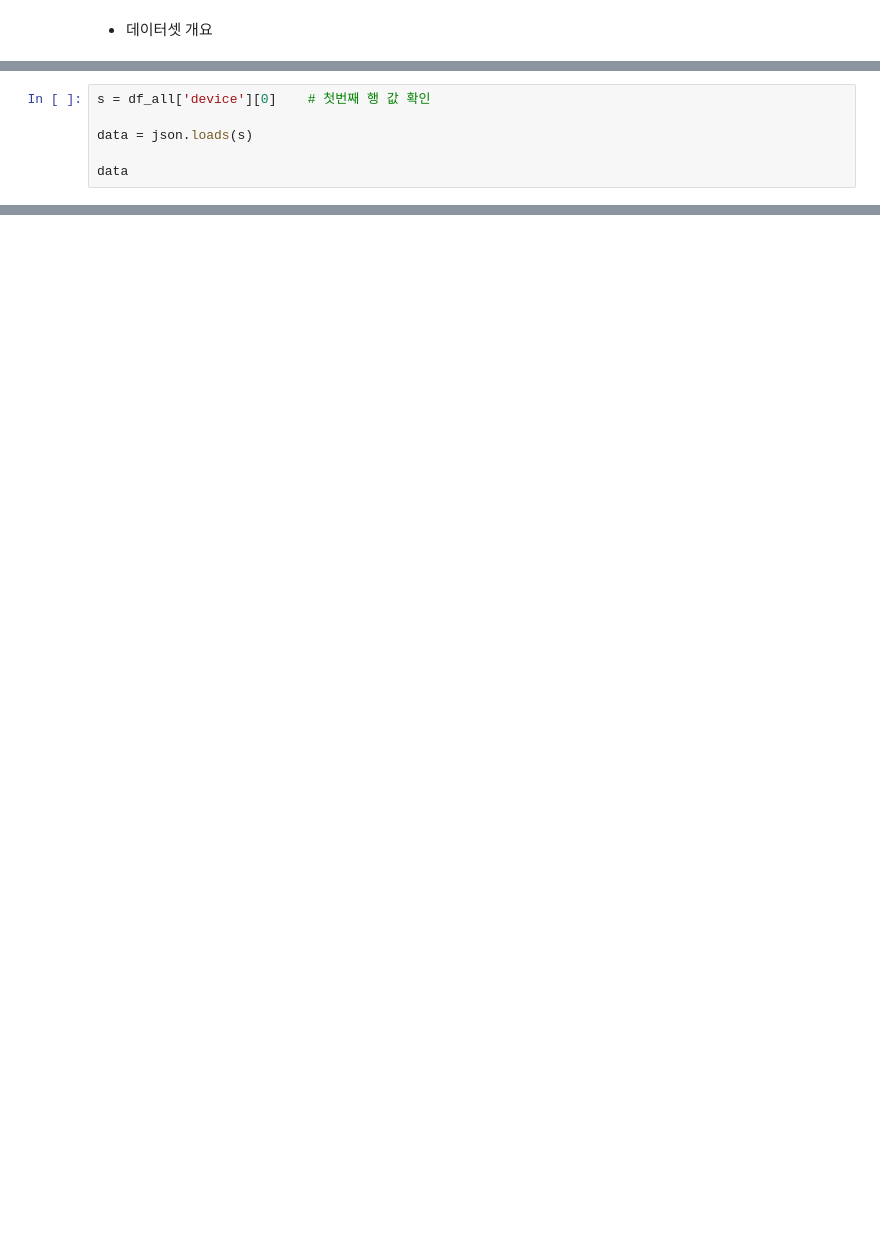
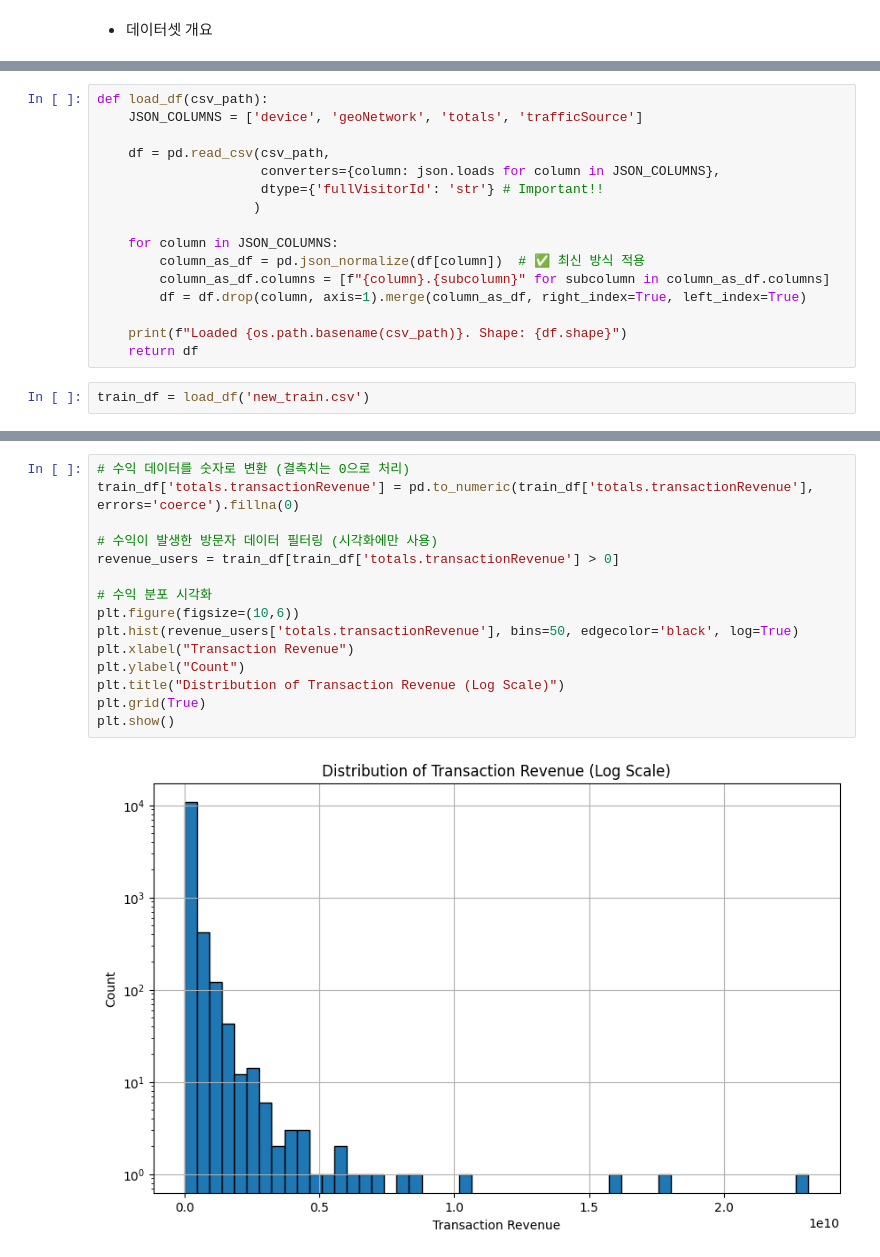
Before and after one commit to yeedacoding/eCommerce-User-Behavior-Analytics, a Jupyter notebook: eda.ipynb, the cells around one changed output, grey strips where cells are left out. Cells and saved outputs as stored; diff of their text form; blank space fills up the shorter version.

```diff
--- a/eda.ipynb
+++ b/eda.ipynb
@@ -104,6 +63,0 @@ df_all['device'][0]
-# %%
-s = df_all['device'][0]    # 첫번째 행 값 확인
-
-data = json.loads(s)
-
-data
@@ -210,0 +89,18 @@ df_sample['totals.t']
+# %%
+def load_df(csv_path):
+    JSON_COLUMNS = ['device', 'geoNetwork', 'totals', 'trafficSource']
+
+    df = pd.read_csv(csv_path,
+                     converters={column: json.loads for column in JSON_COLUMNS},
+                     dtype={'fullVisitorId': 'str'} # Important!!
+                    )
+
+    for column in JSON_COLUMNS:
+        column_as_df = pd.json_normalize(df[column])  # ✅ 최신 방식 적용
+        column_as_df.columns = [f"{column}.{subcolumn}" for subcolumn in column_as_df.columns]
+        df = df.drop(column, axis=1).merge(column_as_df, right_index=True, left_index=True)
+
+    print(f"Loaded {os.path.basename(csv_path)}. Shape: {df.shape}")
+    return df
+# %%
+train_df = load_df('new_train.csv')
@@ -210,0 +141,17 @@ df_sample['totals.t']
+# %%
+# 수익 데이터를 숫자로 변환 (결측치는 0으로 처리)
+train_df['totals.transactionRevenue'] = pd.to_numeric(train_df['totals.transactionRevenue'], errors='coerce').fillna(0)
+
+# 수익이 발생한 방문자 데이터 필터링 (시각화에만 사용)
+revenue_users = train_df[train_df['totals.transactionRevenue'] > 0]
+
+# 수익 분포 시각화
+plt.figure(figsize=(10,6))
+plt.hist(revenue_users['totals.transactionRevenue'], bins=50, edgecolor='black', log=True)
+plt.xlabel("Transaction Revenue")
+plt.ylabel("Count")
+plt.title("Distribution of Transaction Revenue (Log Scale)")
+plt.grid(True)
+plt.show()
+# %% [output]
+[figure, added]
```
Also changed, not shown: parts of 100 cells of this notebook.
